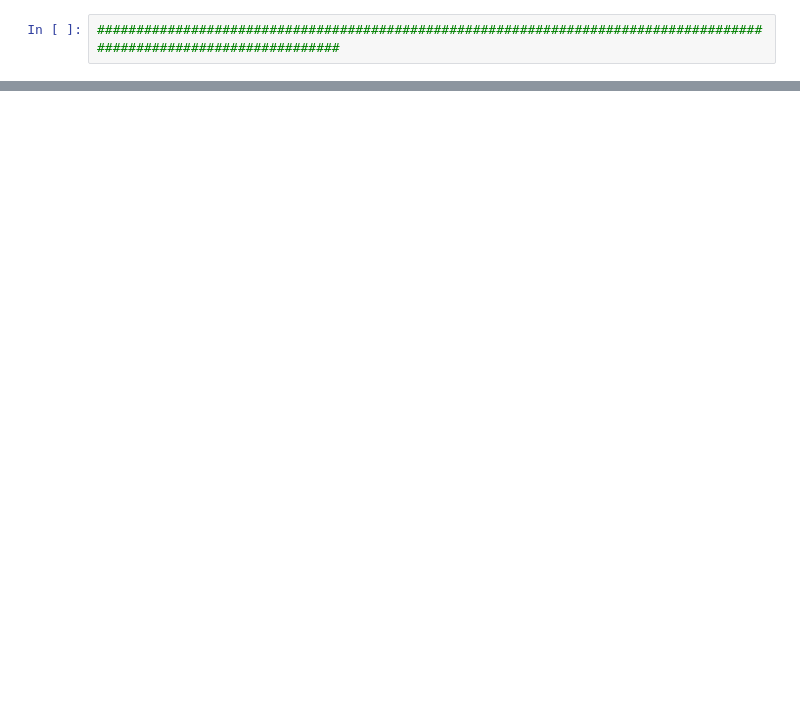
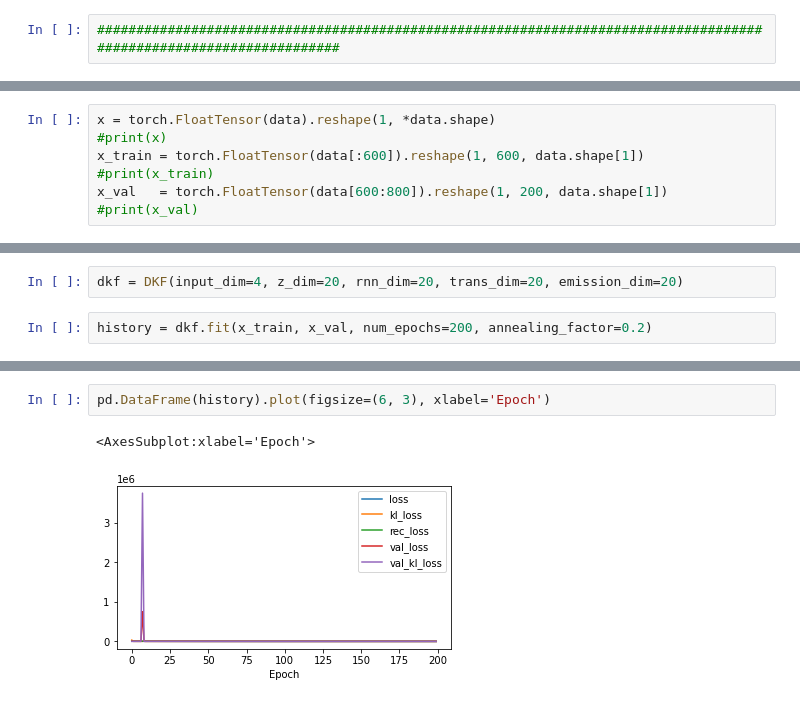
Before and after one commit to PBPZA/Deep_Kalman_Filter_Thesis, a Jupyter notebook: TU_PRACUJE_DEMO_DKF_MV_FROM_PDF_TEST.ipynb, the cells around one changed output, grey strips where cells are left out. Cells and saved outputs as stored; diff of their text form; blank space fills up the shorter version.

```diff
--- a/TU_PRACUJE_DEMO_DKF_MV_FROM_PDF_TEST.ipynb
+++ b/TU_PRACUJE_DEMO_DKF_MV_FROM_PDF_TEST.ipynb
@@ -1090,0 +1020,7 @@ plt.show()
+# %%
+x = torch.FloatTensor(data).reshape(1, *data.shape)
+#print(x)
+x_train = torch.FloatTensor(data[:600]).reshape(1, 600, data.shape[1])
+#print(x_train)
+x_val   = torch.FloatTensor(data[600:800]).reshape(1, 200, data.shape[1])
+#print(x_val)
@@ -1090,0 +1029,4 @@ plt.show()
+# %%
+dkf = DKF(input_dim=4, z_dim=20, rnn_dim=20, trans_dim=20, emission_dim=20)
+# %%
+history = dkf.fit(x_train, x_val, num_epochs=200, annealing_factor=0.2)
@@ -1090,0 +1051,5 @@ plt.show()
+# %%
+pd.DataFrame(history).plot(figsize=(6, 3), xlabel='Epoch')
+# %% [output]
+<AxesSubplot:xlabel='Epoch'>
+[figure, added]
```
Also changed, not shown: parts of 100 cells of this notebook, 1 other file.
